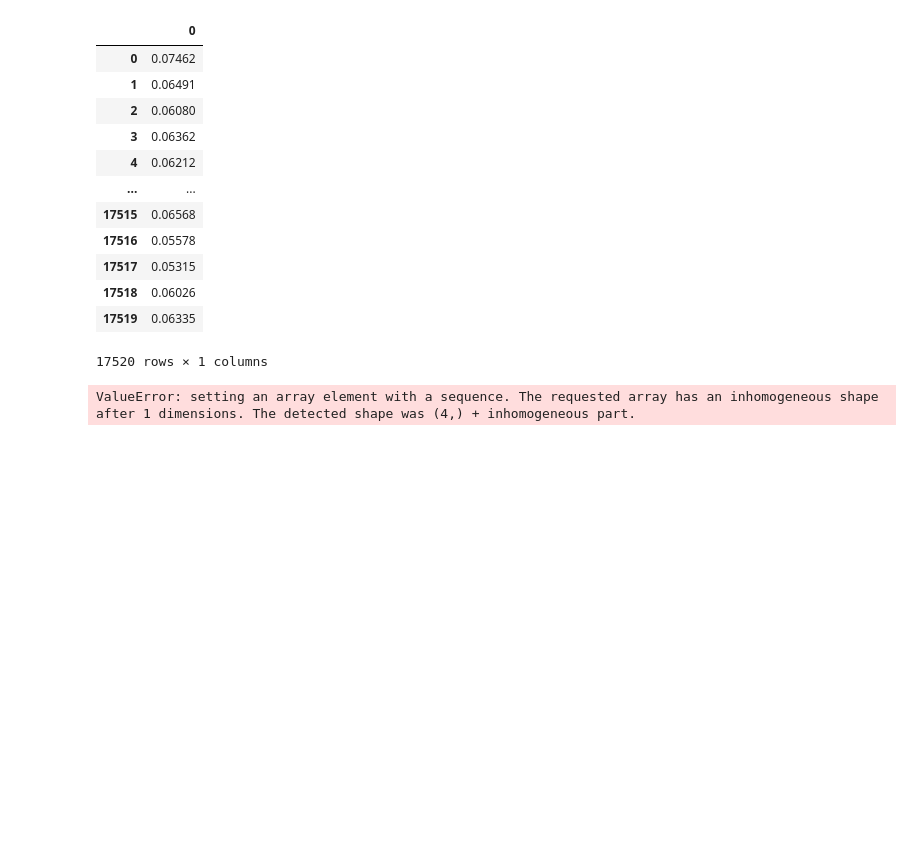
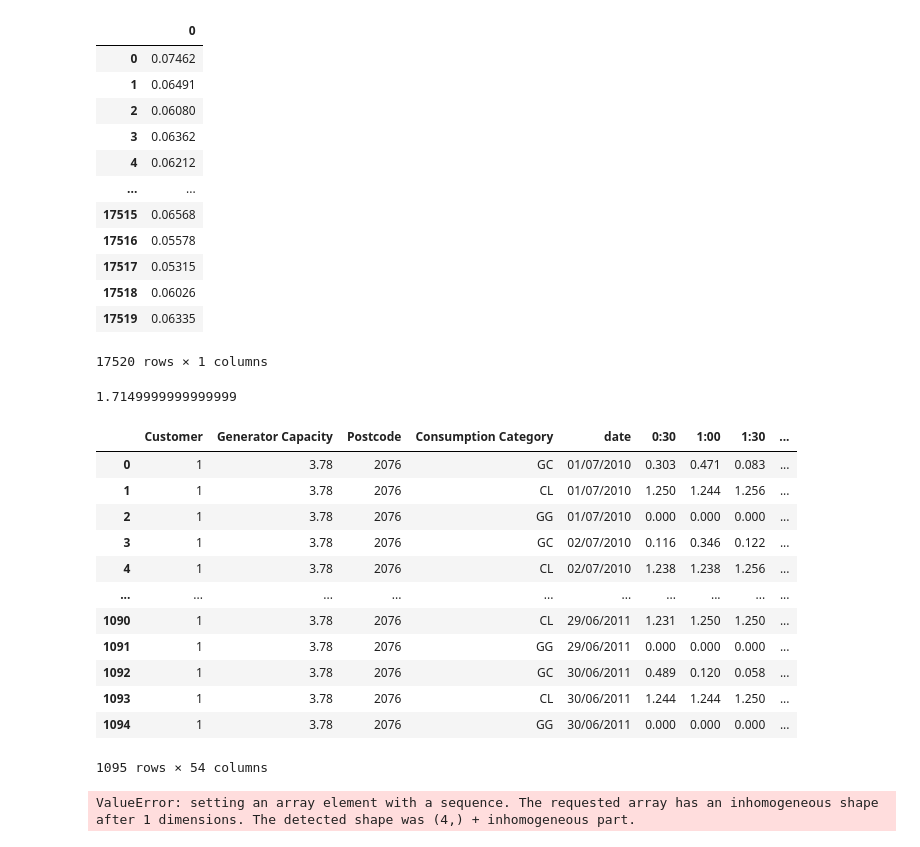
Before and after one commit to JonasSievers/Federated-Reinforcement-Learning-for-Battery-Charging, a Jupyter notebook: src/notebooks/data_visual.ipynb, the cells around one changed output. Drawn from its saved outputs; the diff is of its cells as text; code cells hidden in the pictures; blank space fills up the shorter version.

```diff
--- a/src/notebooks/data_visual.ipynb
+++ b/src/notebooks/data_visual.ipynb
@@ -28,6 +28,26 @@ price
 | 17518 | 0.06026 |
 | 17519 | 0.06335 |
 17520 rows × 1 columns
+# %%
+load.iloc[1,0]
+# %% [output]
+1.7149999999999999
+# %%
+dfload[(dfload['Customer'] == 1)]
+# %% [output]
+|  | Customer | Generator Capacity | Postcode | Consumption Category | date | 0:30 | 1:00 | 1:30 | ... |
+| 0 | 1 | 3.78 | 2076 | GC | 01/07/2010 | 0.303 | 0.471 | 0.083 | ... |
+| 1 | 1 | 3.78 | 2076 | CL | 01/07/2010 | 1.250 | 1.244 | 1.256 | ... |
+| 2 | 1 | 3.78 | 2076 | GG | 01/07/2010 | 0.000 | 0.000 | 0.000 | ... |
+| 3 | 1 | 3.78 | 2076 | GC | 02/07/2010 | 0.116 | 0.346 | 0.122 | ... |
+| 4 | 1 | 3.78 | 2076 | CL | 02/07/2010 | 1.238 | 1.238 | 1.256 | ... |
+| ... | ... | ... | ... | ... | ... | ... | ... | ... | ... |
+| 1090 | 1 | 3.78 | 2076 | CL | 29/06/2011 | 1.231 | 1.250 | 1.250 | ... |
+| 1091 | 1 | 3.78 | 2076 | GG | 29/06/2011 | 0.000 | 0.000 | 0.000 | ... |
+| 1092 | 1 | 3.78 | 2076 | GC | 30/06/2011 | 0.489 | 0.120 | 0.058 | ... |
+| 1093 | 1 | 3.78 | 2076 | CL | 30/06/2011 | 1.244 | 1.244 | 1.250 | ... |
+| 1094 | 1 | 3.78 | 2076 | GG | 30/06/2011 | 0.000 | 0.000 | 0.000 | ... |
+1095 rows × 54 columns
 # %%
 timestep = 17518
 shifted_load = load.reindex(index=np.roll(load.index,-(timestep)))
```
Also changed, not shown: 3 other files.
